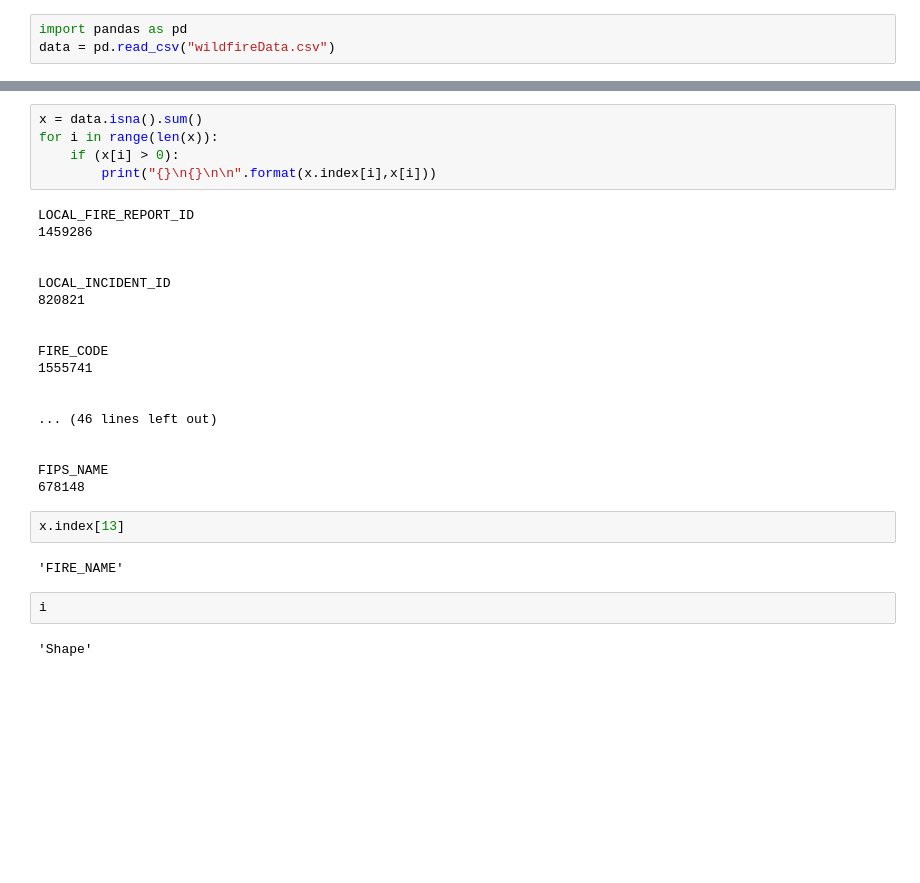
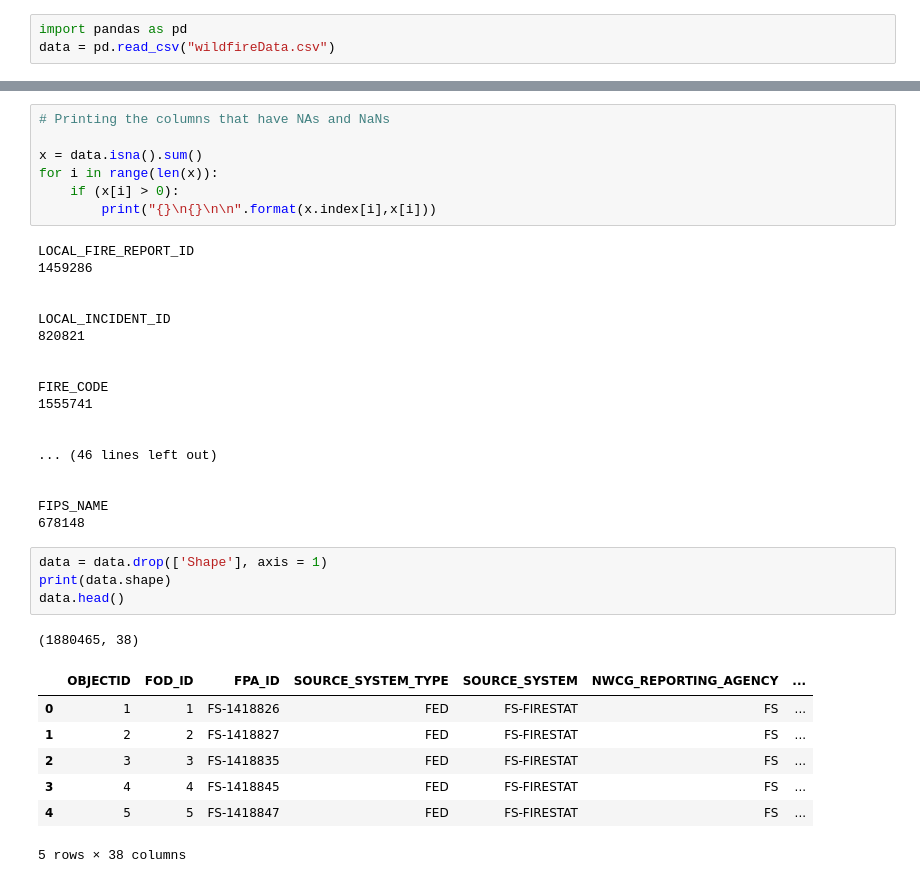
Before and after one commit to R-Mishra/US-Wildfires, a Jupyter notebook: wildfireAnalysisNotebook.ipynb, the cells around one changed output, grey strips where cells are left out. Saved outputs shown, nothing was run; the diff lists cells and outputs as text; blank space fills up the shorter version.

Commit message:
Add files via upload
Date - 02/25/20:
Extended the data exploration code

```diff
--- a/wildfireAnalysisNotebook.ipynb
+++ b/wildfireAnalysisNotebook.ipynb
@@ -19,4 +21,6 @@ Index(['OBJECTID', 'FOD_ID', 'FPA_ID', 'SOURCE_SYSTEM_TYPE', 'SOURCE_SYSTEM',
 # %%
+# Printing the columns that have NAs and NaNs
+
 x = data.isna().sum()
 for i in range(len(x)):
     if (x[i] > 0):
@@ -39,11 +43,16 @@ FIRE_CODE
 
 FIPS_NAME
 678148
-# %%
-x.index[13]
-# %% [output]
-'FIRE_NAME'
-# %%
-i
-# %% [output]
-'Shape'
+# %%
+data = data.drop(['Shape'], axis = 1)
+print(data.shape)
+data.head()
+# %% [output]
+(1880465, 38)
+|  | OBJECTID | FOD_ID | FPA_ID | SOURCE_SYSTEM_TYPE | SOURCE_SYSTEM | NWCG_REPORTING_AGENCY | ... |
+| 0 | 1 | 1 | FS-1418826 | FED | FS-FIRESTAT | FS | ... |
+| 1 | 2 | 2 | FS-1418827 | FED | FS-FIRESTAT | FS | ... |
+| 2 | 3 | 3 | FS-1418835 | FED | FS-FIRESTAT | FS | ... |
+| 3 | 4 | 4 | FS-1418845 | FED | FS-FIRESTAT | FS | ... |
+| 4 | 5 | 5 | FS-1418847 | FED | FS-FIRESTAT | FS | ... |
+5 rows × 38 columns
```
Also changed, not shown: parts of 6 cells of this notebook.
